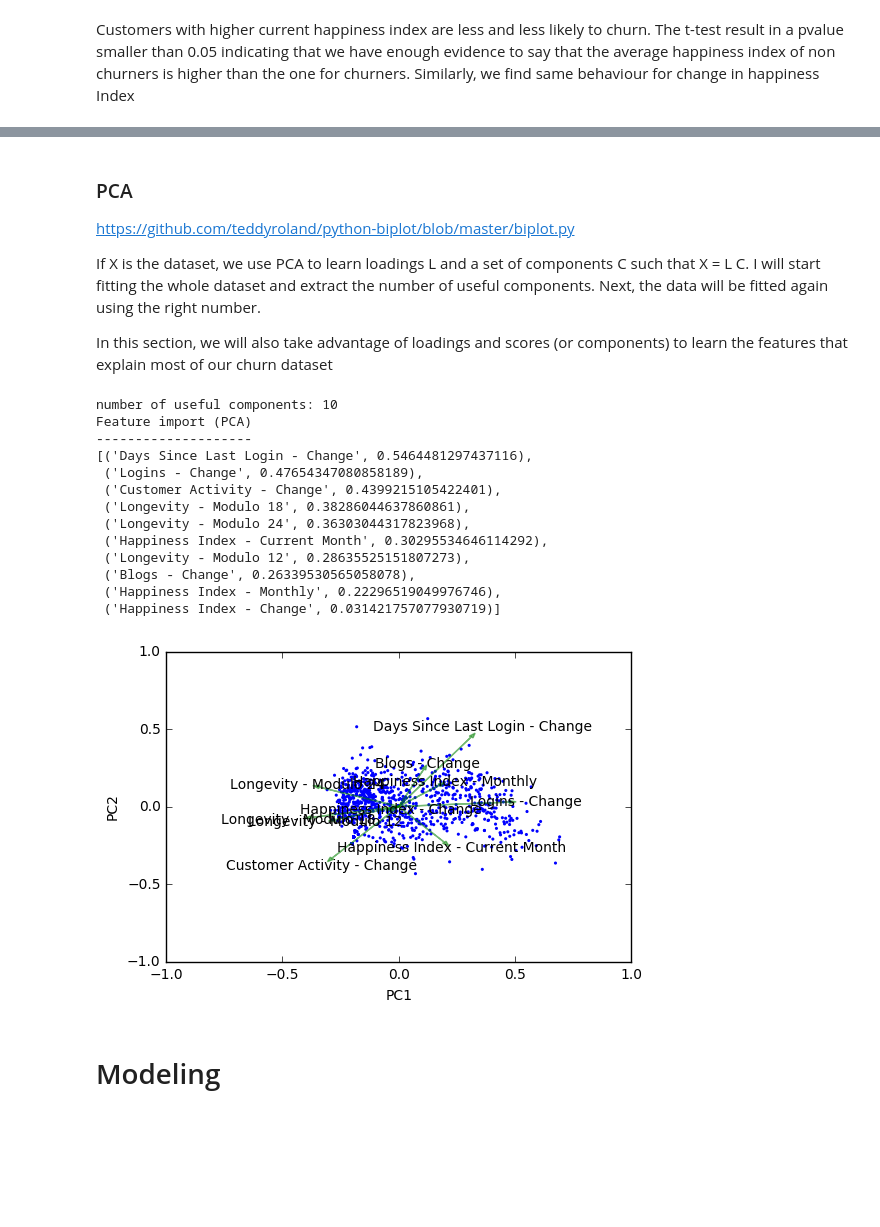
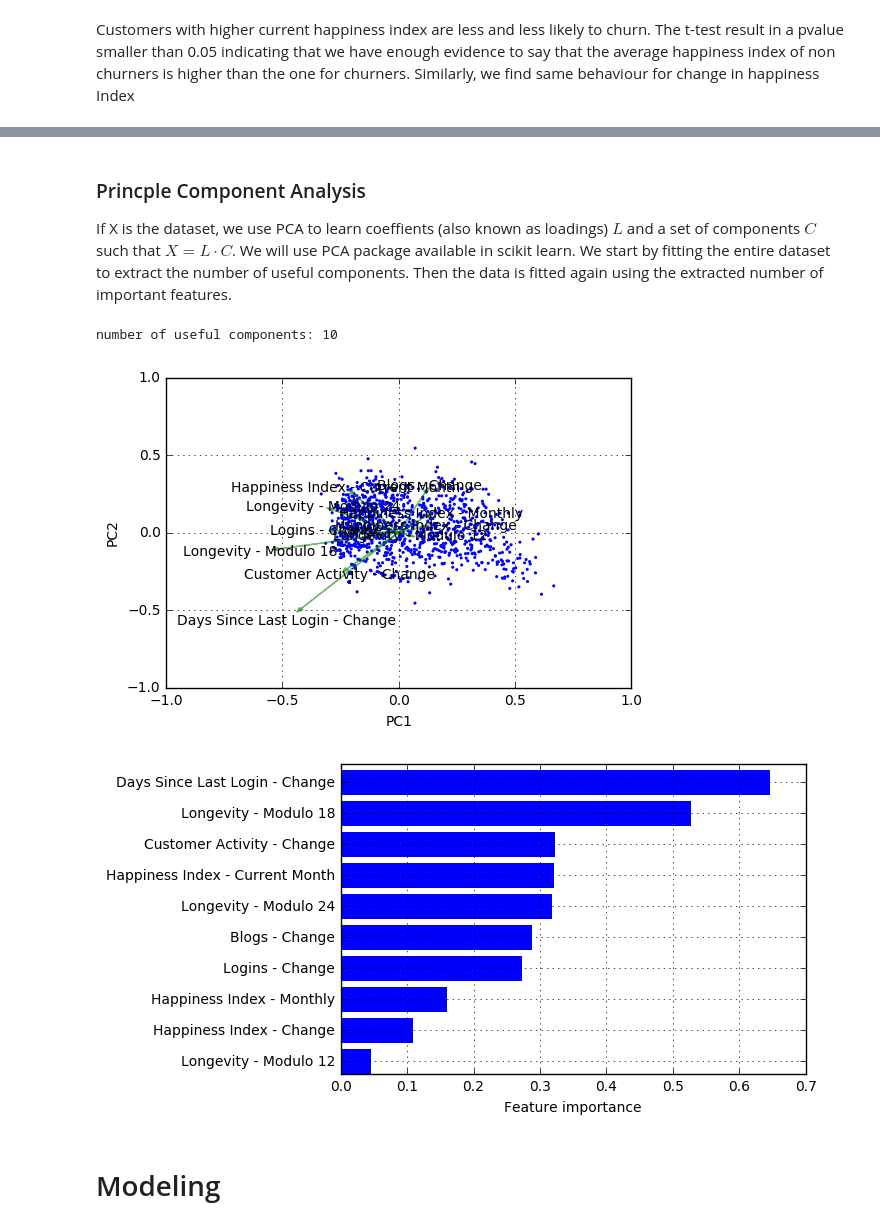
Before and after one commit to kthouz/Churning, a Jupyter notebook: QWE INC Churn.ipynb, the cells around one changed output, grey strips where cells are left out. Saved outputs shown, nothing was run; the diff lists cells and outputs as text; code cells hidden in the pictures; blank space fills up the shorter version.

```diff
--- a/QWE INC Churn.ipynb
+++ b/QWE INC Churn.ipynb
@@ -366,3 +422,0 @@ So, let's create new features as longevity modulo 6, 12, 18 and 24
-# %%
-for n in [6,12,18,24]:
-    data['Longevity - Modulo '+str(n)] = data['Longevity - Months'].mod(n)
@@ -373,8 +423,5 @@ The activity of customers is expressed with any of number of logins, number of b
-# %%
-data['Logins - Change'] = standardize(data['Logins - Change'].copy())
-data['Blogs - Change'] = standardize(data['Blogs - Change'].copy())
-data['Views - Change'] = standardize(data['Views - Change'].copy())
-data['Customer Activity - Change'] = data[['Logins - Change','Blogs - Change','Views - Change']].mean(axis=1)
+# %%
+data = engineer_features(data)
 # %% [markdown]
 # Stratified Sampling
 # %% [markdown]
@@ -408,7 +455,7 @@ Name: Churn, dtype: float64
 # %%
 positive_ids = _Xtrain[_Ytrain == 1]['ID'].tolist()
 negative_ids = _Xtrain[_Ytrain == 0]['ID'].tolist()
-sampler = StratSampler(pos=positive_ids, neg=negative_ids, posRate=25)
+sampler = StratSampler(pos=positive_ids, neg=negative_ids, posRate=20)
 
 sample = _Xtrain.loc[sampler.sampledIds]
 sample[target] = _Ytrain.loc[sampler.sampledIds]
@@ -537,44 +592,30 @@ plt.show()
 # %% [markdown]
-### PCA
-https://github.com/teddyroland/python-biplot/blob/master/biplot.py
+### Princple Component Analysis
 
-If X is the dataset, we use PCA to learn loadings L and a set of components C such that X = L C. I will start fitting the whole dataset and extract the number of useful components. Next, the data will be fitted again using the right number.
 
-In this section, we will also take advantage of loadings and scores (or components) to learn the features that explain most of our churn dataset
+If X is the dataset, we use PCA to learn coeffients (also known as loadings) **$L$** and a set of components **$C$** such that **$X = L \cdotp C$**. We will use PCA package available in scikit learn. We start by fitting the entire dataset to extract the number of useful components. Then the data is fitted again using the extracted number of important features.
 # %%
-
-
 pca = PCA()
-pca.fit(standardize(sample[labels1]))
+pca.fit(standardize(sample[labels1]),sample[target])
 explained_var = pca.explained_variance_
 n_comp = len(filter(lambda x:x>0.6, explained_var))
 print "number of useful components:",n_comp
 
 pca = PCA(n_components=n_comp)
-pca.fit(standardize(sample[labels1]))
+pca.fit(standardize(sample[labels1]),sample[target])
 
 loadings = pca.components_
 scores = pca.transform(standardize(sample[labels1]))
 
 vects = biplot(scores,loadings,1,2,labels=labels1)
+vects = sorted(vects,key=lambda x:x[1])
 plt.show()
 
 labels_pca = map(lambda x:x[0],vects)
 # %% [output]
 number of useful components: 10
-Feature import (PCA)
---------------------
-[('Days Since Last Login - Change', 0.5464481297437116),
- ('Logins - Change', 0.47654347080858189),
- ('Customer Activity - Change', 0.4399215105422401),
- ('Longevity - Modulo 18', 0.38286044637860861),
- ('Longevity - Modulo 24', 0.36303044317823968),
- ('Happiness Index - Current Month', 0.30295534646114292),
- ('Longevity - Modulo 12', 0.28635525151807273),
- ('Blogs - Change', 0.26339530565058078),
- ('Happiness Index - Monthly', 0.22296519049976746),
- ('Happiness Index - Change', 0.031421757077930719)]
-[figure, old version]
+[figure, new version]
+[figure, added]
 # %% [markdown]
 # Modeling
 # %% [markdown]
```
Also changed, not shown: parts of 48 cells of this notebook, 12 other files.
